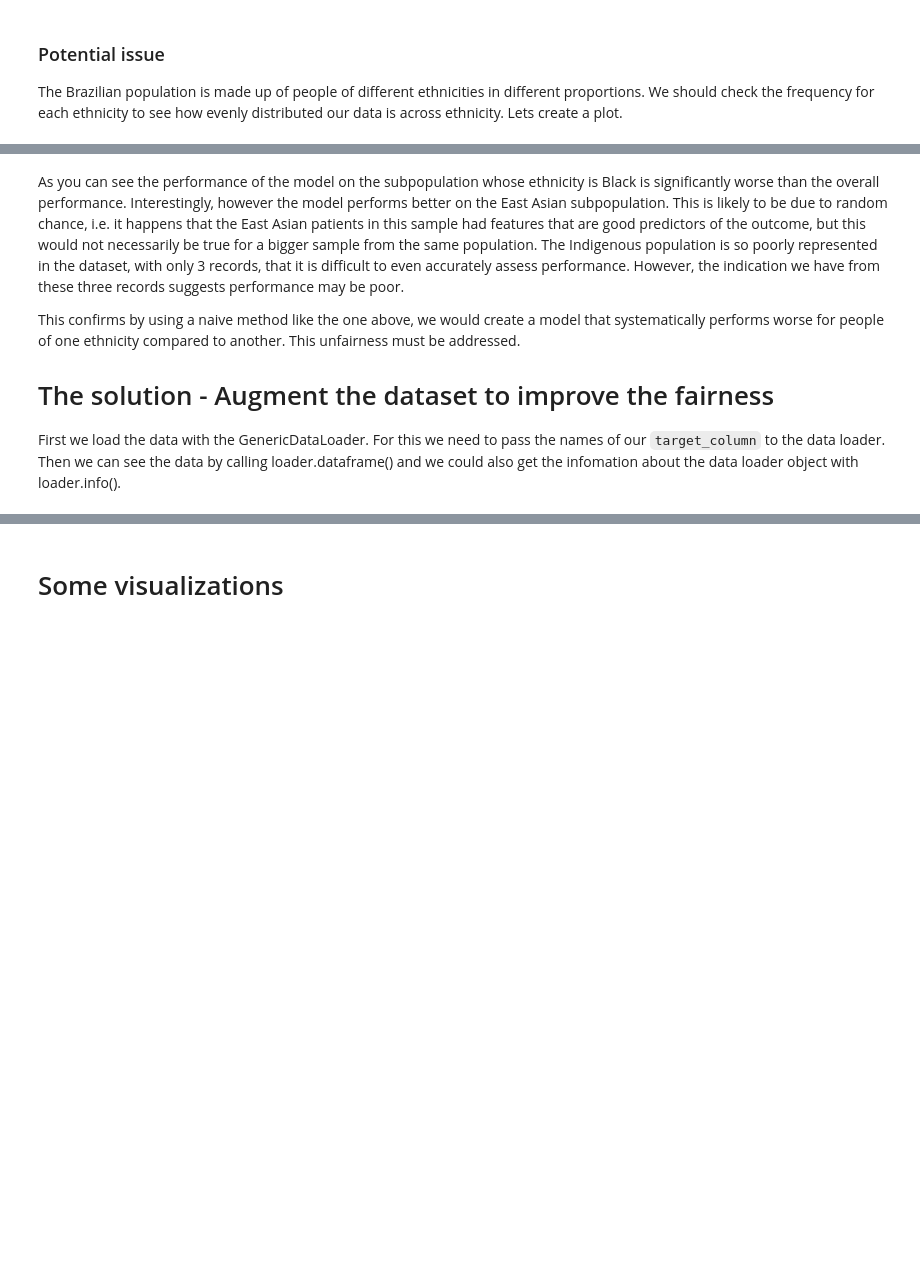
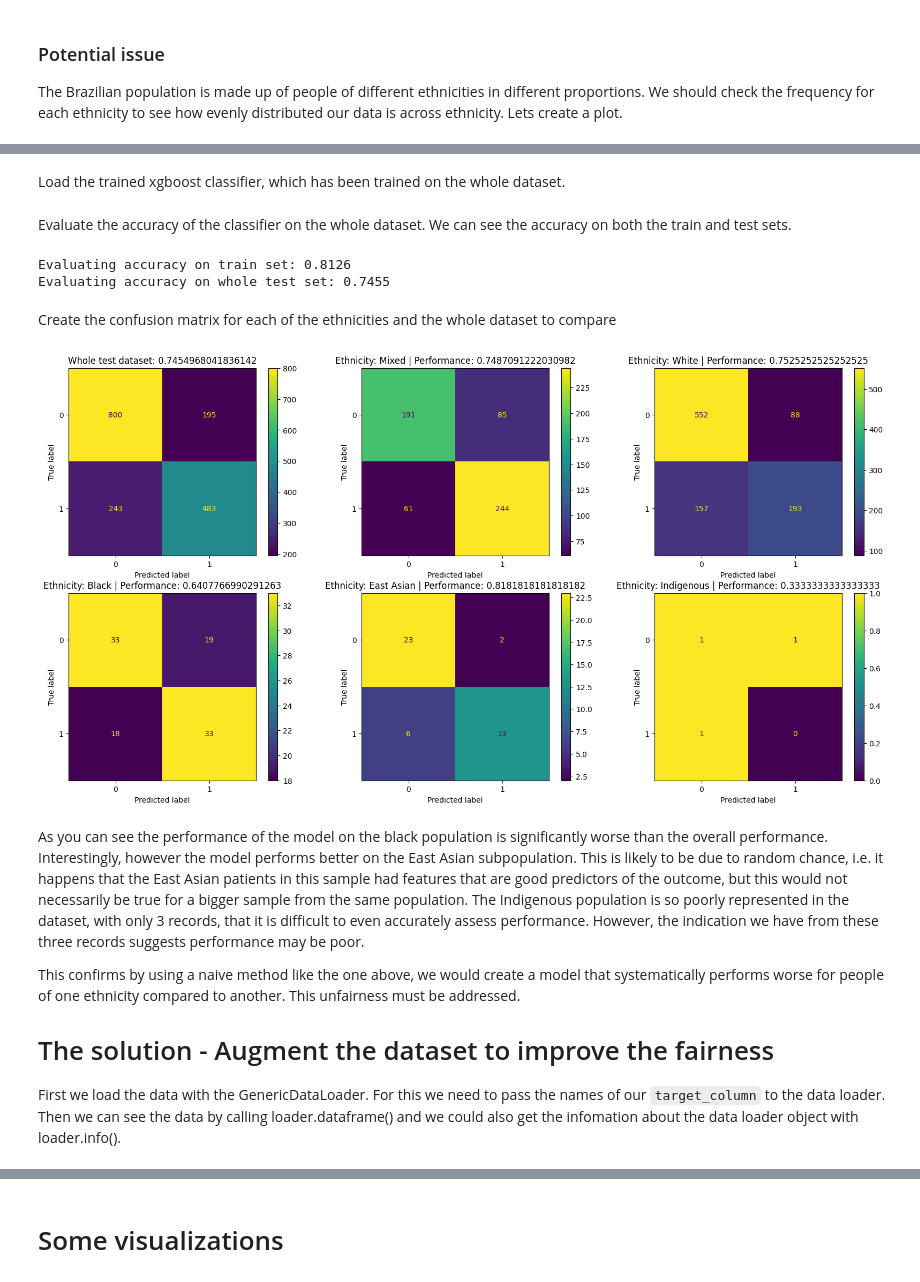
Before and after one commit to vanderschaarlab/synthetic-data-lab, a Jupyter notebook: Tutorials/Case Study 2 - Fairness.ipynb, the cells around one changed output, grey strips where cells are left out. Drawn from its saved outputs; the diff is of its cells as text; code cells hidden in the pictures; blank space fills up the shorter version.

```diff
--- a/Tutorials/Case Study 2 - Fairness.ipynb
+++ b/Tutorials/Case Study 2 - Fairness.ipynb
@@ -134,5 +114,79 @@ plt.show()
+# %% [markdown]
+Load the trained xgboost classifier, which has been trained on the whole dataset.
+# %%
+# Define the model
+xgb_model = xgb.XGBClassifier(
+    n_estimators=2000,
+    learning_rate=0.01,
+    max_depth=5,
+    subsample=0.8,
+    colsample_bytree=1,
+    gamma=1,
+    objective="binary:logistic",
+    random_state=42,
+)
+
+# Load the model trained on the whole dataset
+saved_model_path = FAIR_RES_PATH / "fairness_cond_aug_xgboost_real_data.json"
+xgb_model.load_model(saved_model_path)
+
+# # The saved model was trained with the following code
+# xgb_model.fit(X_train, y_train)
+# xgb_model.save_model(saved_model_path)
+# %% [markdown]
+Evaluate the accuracy of the classifier on the whole dataset. We can see the accuracy on both the train and test sets.
+# %%
+calculated_accuracy_score = accuracy_score(y_train, xgb_model.predict(X_train))
+print(f"Evaluating accuracy on train set: {calculated_accuracy_score:0.4f}")
+
+# Predicted values for whole dataset
+y_pred = xgb_model.predict(X_test)
+
+calculated_accuracy_score = accuracy_score(y_test, y_pred)
+print(f"Evaluating accuracy on whole test set: {calculated_accuracy_score:0.4f}")
+# %% [output]
+Evaluating accuracy on train set: 0.8126
+Evaluating accuracy on whole test set: 0.7455
+# %% [markdown]
+Create the confusion matrix for each of the ethnicities and the whole dataset to compare
+# %%
+# Setup the figure axis
+f, axes = plt.subplots(2, 3, figsize=(20, 10))
+
+# Create the whole dataset confusion matrix and add it to the figure
+cm = confusion_matrix(y_test, y_pred)
+disp = ConfusionMatrixDisplay(confusion_matrix=cm, display_labels=xgb_model.classes_)
+disp.plot(ax=axes[0,0])
+disp.ax_.set_title(f"Whole test dataset: {calculated_accuracy_score}")
+
+# Get the indices to loop through
+ethnicity_idxes = X_in["Ethnicity"].unique()
+ethnicity_idxes.sort()
+
+# for each ethnicity create a confusion matrix
+for ethnicity_idx in ethnicity_idxes:
+    # Get the slice of the dataset for each ethnicity
+    X_test_per_ethnicity = X_test.loc[X_test["Ethnicity"] == ethnicity_idx]
+    test_records_per_ethnicity_indices = X_test_per_ethnicity.index
+    y_true = y_test.iloc[test_records_per_ethnicity_indices]
+
+    # Generate prediction values for each ethnicity subpopulation
+    y_pred_per_ethnicity = xgb_model.predict(X_test_per_ethnicity)
+
+    # Calculate the model performance for each ethnicity subpopulation
+    calculated_accuracy_score = accuracy_score(y_true, y_pred_per_ethnicity)
+
+    # Generate the confusion matrix and add it to the figure
+    cm = confusion_matrix(y_true, y_pred_per_ethnicity)
+    disp = ConfusionMatrixDisplay(confusion_matrix=cm, display_labels=xgb_model.classes_)
+    ax_index = [0, ethnicity_idx + 1] if ethnicity_idx <= 1 else [1, (ethnicity_idx + 1) % 3]
+    disp.plot(ax=axes[ax_index[0], ax_index[1]])
+    disp.ax_.set_title(f"Ethnicity: {ethnicity_mapper[ethnicity_idx]} | Performance: {calculated_accuracy_score}")
+plt.show()
+# %% [output]
+[figure, added]
 # %% [markdown]
-As you can see the performance of the model on the subpopulation whose ethnicity is Black is significantly worse than the overall performance. Interestingly, however the model performs better on the East Asian subpopulation. This is likely to be due to random chance, i.e. it happens that the East Asian patients in this sample had features that are good predictors of the outcome, but this would not necessarily be true for a bigger sample from the same population. The Indigenous population is so poorly represented in the dataset, with only 3 records, that it is difficult to even accurately assess performance. However, the indication we have from these three records suggests performance may be poor.
+As you can see the performance of the model on the black population is significantly worse than the overall performance. Interestingly, however the model performs better on the East Asian subpopulation. This is likely to be due to random chance, i.e. it happens that the East Asian patients in this sample had features that are good predictors of the outcome, but this would not necessarily be true for a bigger sample from the same population. The Indigenous population is so poorly represented in the dataset, with only 3 records, that it is difficult to even accurately assess performance. However, the indication we have from these three records suggests performance may be poor.
 
 This confirms by using a naive method like the one above, we would create a model that systematically performs worse for people of one ethnicity compared to another. This unfairness must be addressed.
 
```
Also changed, not shown: parts of 32 cells of this notebook, 5 other files.
